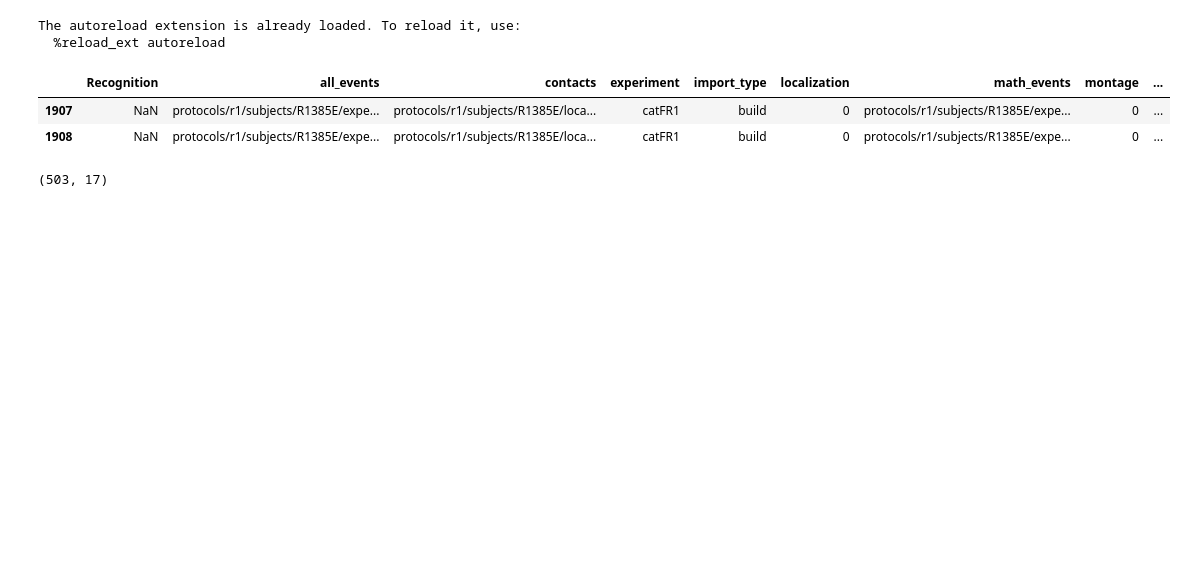
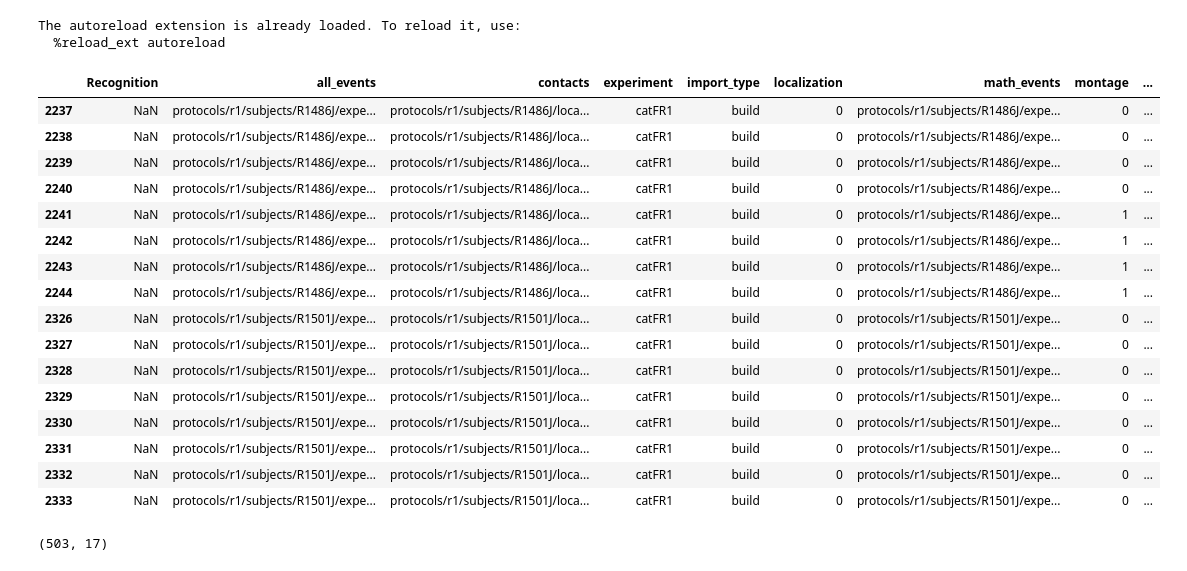
Before and after one commit to jjsakon/SWR, a Jupyter notebook: code/SWRanalysisClustering.ipynb, the cells around one changed output. Saved outputs shown, nothing was run; the diff lists cells and outputs as text; code cells hidden in the pictures; blank space fills up the shorter version.

```diff
--- a/code/SWRanalysisClustering.ipynb
+++ b/code/SWRanalysisClustering.ipynb
@@ -40,36 +40,50 @@ The autoreload extension is already loaded. To reload it, use:
 # subs = subs+['R1001P','R1092J','R1151E','R1320D'] # additional subs with issues that I resolved with various RR and corr thresholds
 # subs = ['R1112M','R1018P','R1020J','R1022J','R1023J','R1026D','R1027J'] # 7 with entorhinal
 # subs = ['R1010J','R1112M'] # original 2
 # subs = ['R1112M','R1163T'] #'R1112M' # subjects with FR1 and catFR1. SRs of 1000 and 500 tho
 # subs = ['R1151E'] # all channels X sessions get removed but 3 after 60/180 hz line removal
 # these should all be worked out now. See SWR FR1 problem sessions PPT on Box for details of each
 # subs = ['R1299T','R1332M','R1397D','R1349T','R1339D','R1337E','R1275D','R1151E','R1123C','R1120E','R1045E'] # final surrounding_recall problem subs after looking at huge raster!
 # subs = ['R1308T','R1338T','R1358T'] # these guys had weird SRs and some loading problems when I went to whole_retrieval analysis...fixed with rounding
 # subs = ['R1023J','R1101T','R1148P','R1368T','R1323T','R1334T'] # single session subs with memory allocation errors in ClusterRun
 # subs = ['R1006P','R1010J','R1030J','R1032D','R1049J','R1051J','R1052E','R1054J','R1093J','R1098D','R1104D','R1108J','R1111M',
 #         'R1115T','R1118N','R1124J','R1207J','R1230J','R1316T','R1329T','R1323T','R1337E','R1367D'] # subs that didn't load on 2020-07-04 encoding run
 # subs = ['R1113T']#,'R1137E','R1311T'] # these 3 have eegoffsets of -1 for free recalls so get messed up
 # subs = ['R1169P','R1334T','R1368T'] # subs with catFR1 I was testing clustering on
 subs = ['R1486J','R1501J'] # catFR super subjects
 # subs = ['R1207J'] # good test sub for clustering
-subs = ['R1385E'] # FR1 test
+# subs = ['R1385E'] # FR1 test
 # subs = ['R1077T','R1345D'] #,'R1065J']
 
 # R1456D, semantic = 1, z-score = -0.84
 # R1303E, semantic = 0.64, z-score = -2.1
 # R1334T, semantic = 0.78, z-score = 0.55
 
 bad_subs = ['R1433E','R1051J'] # no electrode cats
 
 sub_df = df[(df.subject.isin(subs))  & (df.experiment == exp)] # all sessions for subs
 # sub_df = df[(df.subject.isin(subs))  & (df.experiment == exp) & (df.session==1)] # single session
 # sub_df = df[(df.experiment == exp) & (df.session == 0)] # all FR subs
 # sub_df = sub_df[0:1]
 sub_df
 # %% [output]
 |  | Recognition | all_events | contacts | experiment | import_type | localization | math_events | montage | ... |
-| 1907 | NaN | protocols/r1/subjects/R1385E/expe... | protocols/r1/subjects/R1385E/loca... | catFR1 | build | 0 | protocols/r1/subjects/R1385E/expe... | 0 | ... |
-| 1908 | NaN | protocols/r1/subjects/R1385E/expe... | protocols/r1/subjects/R1385E/loca... | catFR1 | build | 0 | protocols/r1/subjects/R1385E/expe... | 0 | ... |
+| 2237 | NaN | protocols/r1/subjects/R1486J/expe... | protocols/r1/subjects/R1486J/loca... | catFR1 | build | 0 | protocols/r1/subjects/R1486J/expe... | 0 | ... |
+| 2238 | NaN | protocols/r1/subjects/R1486J/expe... | protocols/r1/subjects/R1486J/loca... | catFR1 | build | 0 | protocols/r1/subjects/R1486J/expe... | 0 | ... |
+| 2239 | NaN | protocols/r1/subjects/R1486J/expe... | protocols/r1/subjects/R1486J/loca... | catFR1 | build | 0 | protocols/r1/subjects/R1486J/expe... | 0 | ... |
+| 2240 | NaN | protocols/r1/subjects/R1486J/expe... | protocols/r1/subjects/R1486J/loca... | catFR1 | build | 0 | protocols/r1/subjects/R1486J/expe... | 0 | ... |
+| 2241 | NaN | protocols/r1/subjects/R1486J/expe... | protocols/r1/subjects/R1486J/loca... | catFR1 | build | 0 | protocols/r1/subjects/R1486J/expe... | 1 | ... |
+| 2242 | NaN | protocols/r1/subjects/R1486J/expe... | protocols/r1/subjects/R1486J/loca... | catFR1 | build | 0 | protocols/r1/subjects/R1486J/expe... | 1 | ... |
+| 2243 | NaN | protocols/r1/subjects/R1486J/expe... | protocols/r1/subjects/R1486J/loca... | catFR1 | build | 0 | protocols/r1/subjects/R1486J/expe... | 1 | ... |
+| 2244 | NaN | protocols/r1/subjects/R1486J/expe... | protocols/r1/subjects/R1486J/loca... | catFR1 | build | 0 | protocols/r1/subjects/R1486J/expe... | 1 | ... |
+| 2326 | NaN | protocols/r1/subjects/R1501J/expe... | protocols/r1/subjects/R1501J/loca... | catFR1 | build | 0 | protocols/r1/subjects/R1501J/expe... | 0 | ... |
+| 2327 | NaN | protocols/r1/subjects/R1501J/expe... | protocols/r1/subjects/R1501J/loca... | catFR1 | build | 0 | protocols/r1/subjects/R1501J/expe... | 0 | ... |
+| 2328 | NaN | protocols/r1/subjects/R1501J/expe... | protocols/r1/subjects/R1501J/loca... | catFR1 | build | 0 | protocols/r1/subjects/R1501J/expe... | 0 | ... |
+| 2329 | NaN | protocols/r1/subjects/R1501J/expe... | protocols/r1/subjects/R1501J/loca... | catFR1 | build | 0 | protocols/r1/subjects/R1501J/expe... | 0 | ... |
+| 2330 | NaN | protocols/r1/subjects/R1501J/expe... | protocols/r1/subjects/R1501J/loca... | catFR1 | build | 0 | protocols/r1/subjects/R1501J/expe... | 0 | ... |
+| 2331 | NaN | protocols/r1/subjects/R1501J/expe... | protocols/r1/subjects/R1501J/loca... | catFR1 | build | 0 | protocols/r1/subjects/R1501J/expe... | 0 | ... |
+| 2332 | NaN | protocols/r1/subjects/R1501J/expe... | protocols/r1/subjects/R1501J/loca... | catFR1 | build | 0 | protocols/r1/subjects/R1501J/expe... | 0 | ... |
+| 2333 | NaN | protocols/r1/subjects/R1501J/expe... | protocols/r1/subjects/R1501J/loca... | catFR1 | build | 0 | protocols/r1/subjects/R1501J/expe... | 0 | ... |
 # %%
 # 575 FR sessions. first 18 of don't load so skip those
 exp_df = df[df.experiment==exp]
```
Also changed, not shown: parts of 4 cells of this notebook, 4 other files.
